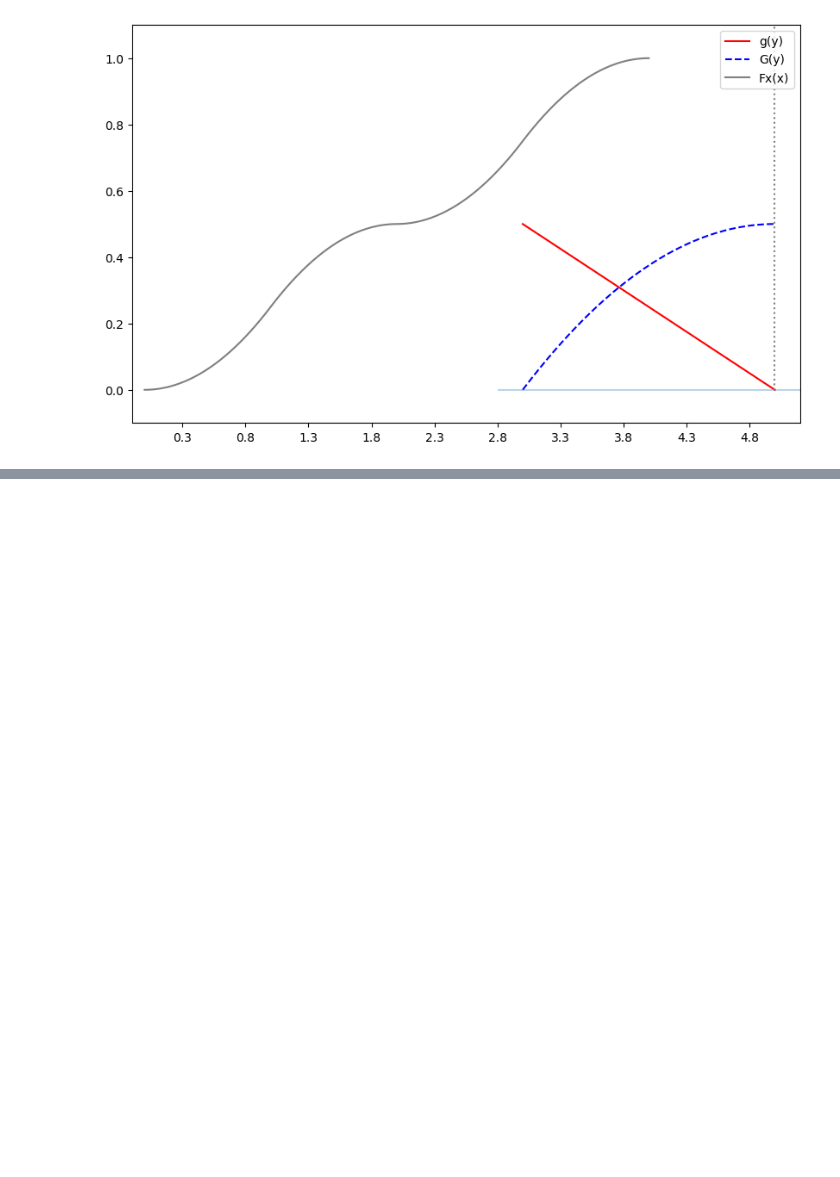
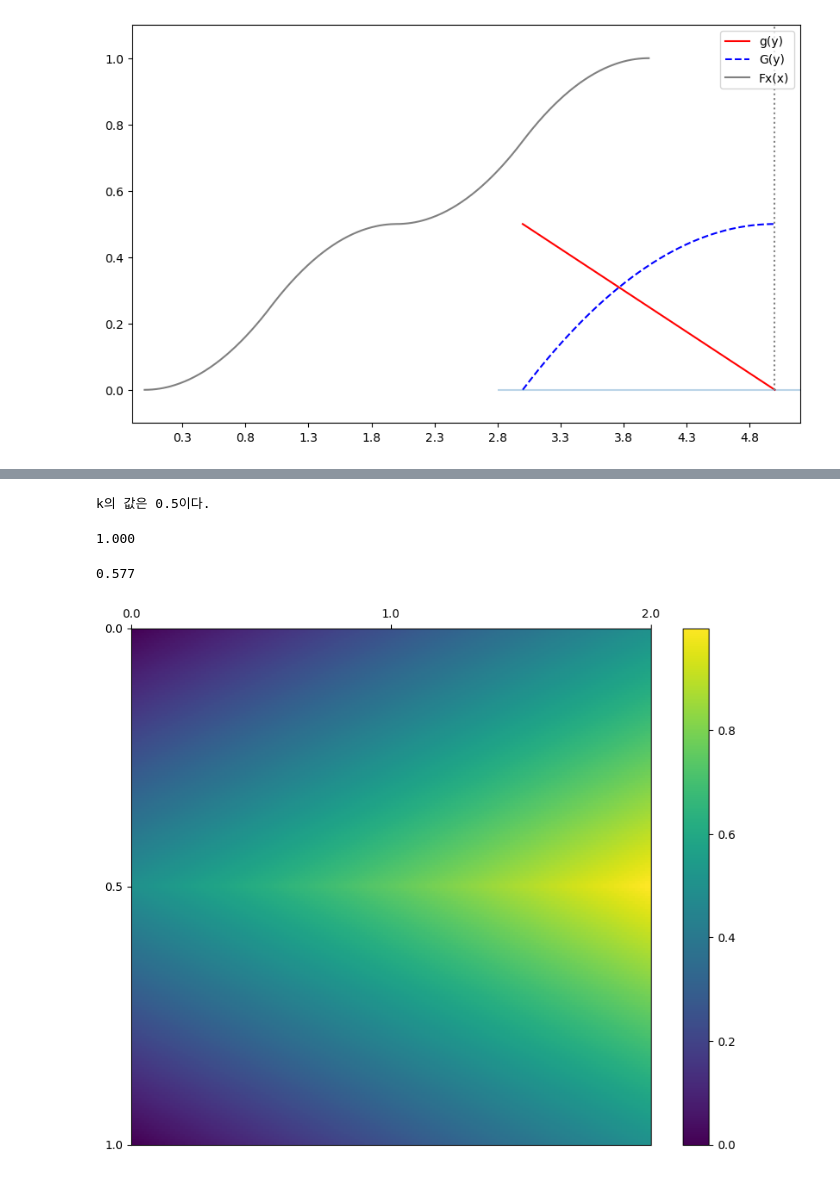
Before and after one commit to sooinp/Desktop, a Jupyter notebook: VSCode/통계분석2/0120.ipynb, the cells around one changed output, grey strips where cells are left out. Drawn from its saved outputs; the diff is of its cells as text; code cells hidden in the pictures; blank space fills up the shorter version.

```diff
--- a/VSCode/통계분석2/0120.ipynb
+++ b/VSCode/통계분석2/0120.ipynb
@@ -232,0 +423,54 @@ plt.show()
+# %%
+x_range = [0, 2]
+y_range = [0, 1]
+
+#1번
+k = 0.5
+
+def f_XY(x, y):
+    if 0 <= y <= 1 and 0 <= x <= 1:
+        return k * (x + y)
+    elif 0 <= y <= 1 and 1 <= x <= 2:
+        return k * (2 - x + y)
+    else:
+        return 0
+
+XY = [x_range, y_range, f_XY]
+
+print("k의 값은 " + str(k) + "이다.")
+# %% [output]
+k의 값은 0.5이다.
+# %%
+# 그래프의 누적합(적분값)이 1이어야 함
+integrate.nquad(f_XY,
+                [[-np.inf, np.inf],
+                 [-np.inf, np.inf]])[0]
+# %% [output]
+1.000
+# %%
+#2번
+# 첫 번째 인수는 피적분함수、두 번째 인수는 x의 적분구간과 y의 적분구간
+integrate.nquad(f_XY,
+                [[-np.inf, 1.5],
+                 [0.4, np.inf]])[0]
+# %% [output]
+0.577
+# %%
+xs = np.linspace(x_range[0], x_range[1], 200)
+ys = np.linspace(y_range[0], y_range[1], 200)
+pd = np.array([[f_XY(x, y) for y in ys] for x in xs])
+
+fig = plt.figure(figsize=(10, 8))
+ax = fig.add_subplot(111)
+
+c = ax.pcolor(pd)
+ax.set_xticks(np.linspace(0, 200, 3), minor=False)
+ax.set_yticks(np.linspace(0, 200, 3), minor=False)
+ax.set_xticklabels(np.linspace(0, 2, 3))
+ax.set_yticklabels(np.linspace(0, 1, 3))
+ax.invert_yaxis()
+ax.xaxis.tick_top()
+fig.colorbar(c, ax=ax)
+plt.show()
+# %% [output]
+[figure, added]
```
Also changed, not shown: parts of 34 cells of this notebook.
